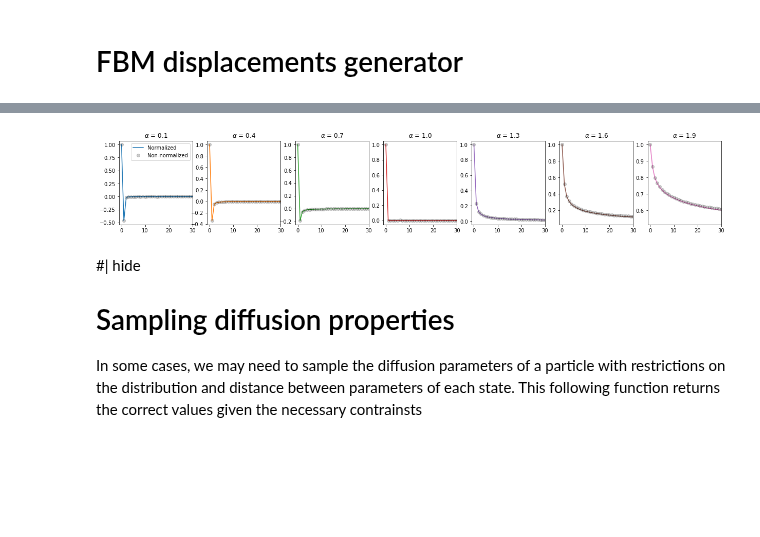
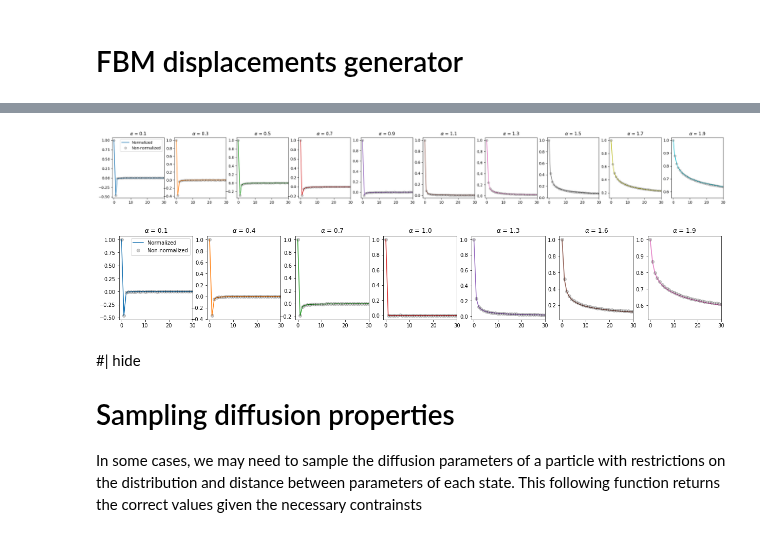
Before and after one commit to AnDiChallenge/andi_datasets, a Jupyter notebook: source_nbs/lib_nbs/models_phenom.ipynb, the cells around one changed output, grey strips where cells are left out. Cells and saved outputs as stored; diff of their text form; code cells hidden in the pictures; blank space fills up the shorter version.

```diff
--- a/source_nbs/lib_nbs/models_phenom.ipynb
+++ b/source_nbs/lib_nbs/models_phenom.ipynb
@@ -77,9 +77,9 @@ class models_phenom(models_phenom):
         # Generate displacements
         disp = FGN(hurst = alpha/2).sample(n = T)
         # Normalization factor
-        disp *= np.sqrt(T*deltaT)**(alpha)
+        disp *= np.sqrt(T)**(alpha)
         # Add D
-        disp *= np.sqrt(2*D)
+        disp *= np.sqrt(2*D*deltaT)
 
         return disp
 # %%
@@ -95,9 +118,9 @@ from tqdm.auto import tqdm
 import matplotlib.colors as mcolors
 # %%
 T = int(2e2)
-alphas = np.linspace(0.2, 1.9, 40)
-D = 0.5
-reps = int(1e4)
+alphas = np.linspace(0.2, 1.9, 10)
+D = 1
+reps = int(2*1e3)
 tmsd_a = np.zeros((len(alphas), reps))
 exp_a = np.zeros((len(alphas), 100))
 
@@ -108,7 +131,7 @@ for idx_a, alpha in enumerate(tqdm(alphas)):
     trajs = []
     for rep in range(reps):
 
-        disp = models_phenom().disp_fbm(alpha, D, T)
+        disp = models_phenom().disp_fbm(alpha, D, T, deltaT = 1)
         # Generate trajectory
         traj = np.cumsum(disp)
         trajs.append(traj)
@@ -123,0 +151,6 @@ for idx_a, alpha in enumerate(tqdm(alphas)):
+# %%
+T = 10000
+plt.figure(figsize = (3,3))
+plt.plot(np.linspace(0.2, 1.8, 20), [np.std(FGN(hurst = alpha/2).sample(n = T)*(np.sqrt(T)**alpha)) for alpha in np.linspace(0.2, 1.8, 20)])
+plt.xlabel(r'$\alpha$')
+plt.ylabel(r'STD($\xi$)')
@@ -149,26 +265,49 @@ cbar.set_label(r'$\alpha$')
 # %%
 #| hide
 deltats = [1]
 taus = np.arange(0, 100)
-alphas = np.arange(0.1, 1.91, 0.3)
+alphas = np.linspace(0.1, 1.91, 10)
 reps = int(1e4)
 
 fig, ax = plt.subplots(1, len(alphas), figsize = (len(alphas)*3, 3))
 
 for idxa, alpha in enumerate(alphas):
     trajs = np.vstack([np.cumsum(models_phenom().disp_fbm(alpha, D, 200)) for _ in range(reps)])
     trajs_n = np.vstack([np.cumsum(FGN(hurst = alpha/2).sample(n = T)) for _ in range(reps)])
 
     for deltat in deltats:
         v = vacf(trajs, deltat, taus)
         vn = vacf(trajs_n, deltat, taus)
         ax[idxa].plot(taus/deltat, v.flatten(), '-', c = f'C{idxa}', label = 'Normalized')
         ax[idxa].plot(taus/deltat, vn.flatten(), 'o', alpha = 0.2, c = 'k', label = 'Non-normalized')
         ax[idxa].set_title(fr'$\alpha$ = {np.round(alpha,1)}')
 ax[0].legend()
 plt.setp(ax, xlim = (-1, 30));
 # %% [output]
-[figure, old version]
+[figure, new version]
+# %%
+#| hide
+deltats = [1]
+taus = np.arange(0, 100)
+alphas = np.arange(0.1, 1.91, 0.3)
+reps = int(1e4)
+
+fig, ax = plt.subplots(1, len(alphas), figsize = (len(alphas)*3, 3))
+
+for idxa, alpha in enumerate(alphas):
+    trajs = np.vstack([np.cumsum(models_phenom().disp_fbm(alpha, D, 200)) for _ in range(reps)])
+    trajs_n = np.vstack([np.cumsum(FGN(hurst = alpha/2).sample(n = T)) for _ in range(reps)])
+
+    for deltat in deltats:
+        v = vacf(trajs, deltat, taus)
+        vn = vacf(trajs_n, deltat, taus)
+        ax[idxa].plot(taus/deltat, v.flatten(), '-', c = f'C{idxa}', label = 'Normalized')
+        ax[idxa].plot(taus/deltat, vn.flatten(), 'o', alpha = 0.2, c = 'k', label = 'Non-normalized')
+        ax[idxa].set_title(fr'$\alpha$ = {np.round(alpha,1)}')
+ax[0].legend()
+plt.setp(ax, xlim = (-1, 30));
+# %% [output]
+[figure, added]
 # %% [markdown]
 #| hide
 # Sampling diffusion properties
```
Also changed, not shown: parts of 13 cells of this notebook, 5 other files.
